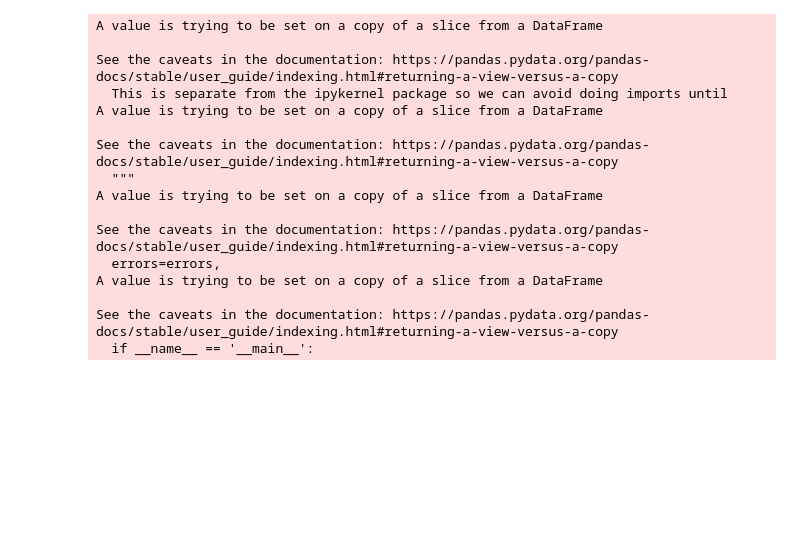
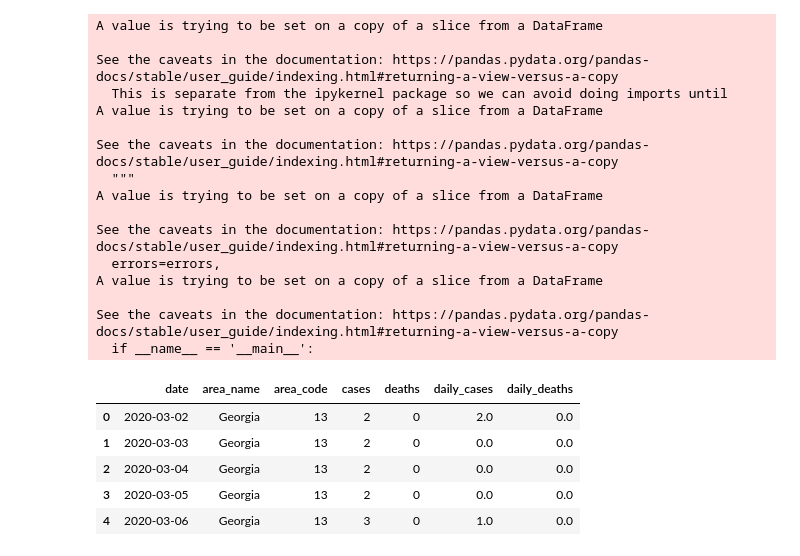
Before and after one commit to mmainzer/covid-recovery, a Jupyter notebook: data/covid-prep.ipynb, the cells around one changed output. Saved outputs shown, nothing was run; the diff lists cells and outputs as text; code cells hidden in the pictures; blank space fills up the shorter version.

```diff
--- a/data/covid-prep.ipynb
+++ b/data/covid-prep.ipynb
@@ -114,6 +116,15 @@ covid['daily_cases'].fillna(covid['cases'], inplace=True)
 
 covid['daily_deaths'] = np.where(covid['area_code'] == covid['area_code'].shift(), covid.deaths - covid.deaths.shift(), np.nan)
 covid['daily_deaths'].fillna(covid['deaths'], inplace=True)
+# %%
+covid.head()
+# %% [output]
+|  | date | area_name | area_code | cases | deaths | daily_cases | daily_deaths |
+| 0 | 2020-03-02 | Georgia | 13 | 2 | 0 | 2.0 | 0.0 |
+| 1 | 2020-03-03 | Georgia | 13 | 2 | 0 | 0.0 | 0.0 |
+| 2 | 2020-03-04 | Georgia | 13 | 2 | 0 | 0.0 | 0.0 |
+| 3 | 2020-03-05 | Georgia | 13 | 2 | 0 | 0.0 | 0.0 |
+| 4 | 2020-03-06 | Georgia | 13 | 3 | 0 | 1.0 | 0.0 |
 # %%
 covidMsa = pd.merge(covid,msa, how='left', on='area_code')
 # %%
```
Also changed, not shown: parts of 4 cells of this notebook, 21 other files.
